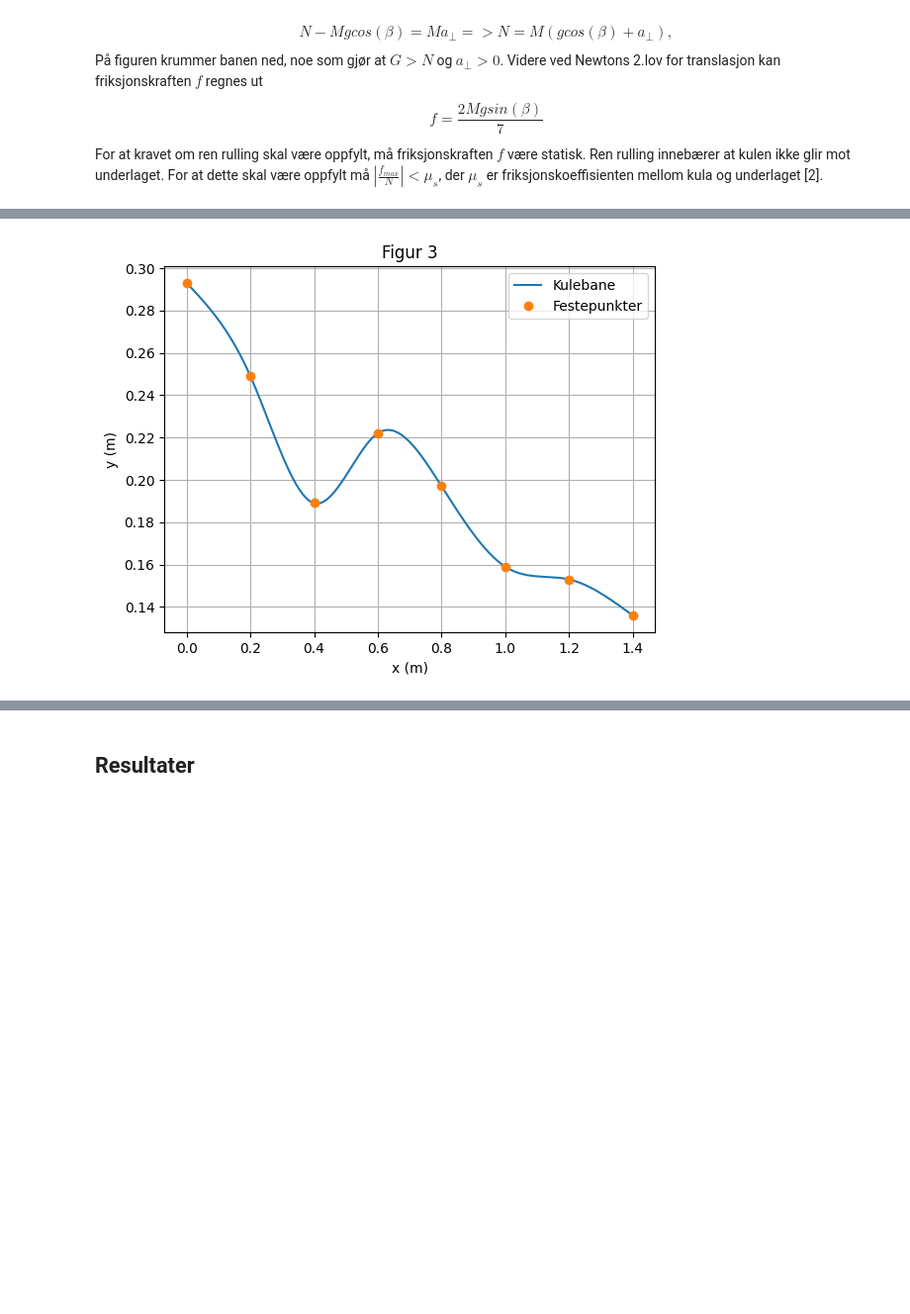
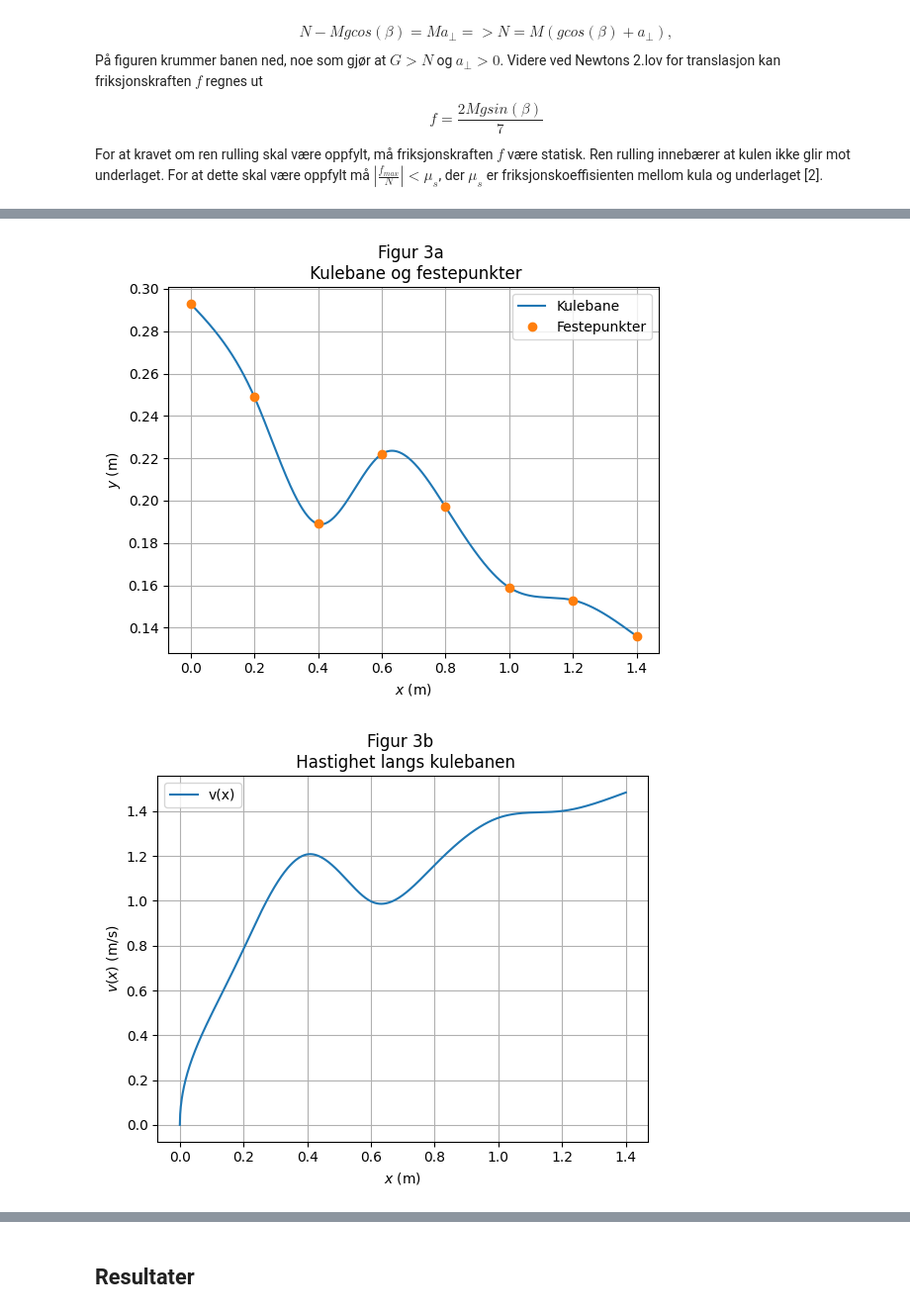
Before and after one commit to FriedSheep/TFY4115, a Jupyter notebook: Rapport/Rapport.ipynb, the cells around one changed output, grey strips where cells are left out. Shown at 99% size. Drawn from its saved outputs; the diff is of its cells as text; code cells hidden in the pictures; blank space fills up the shorter version.

```diff
--- a/Rapport/Rapport.ipynb
+++ b/Rapport/Rapport.ipynb
@@ -91,33 +91,89 @@ Hvert festepunkt ble målt med målestokk, som vist i tabell 1, og ved å bruke
 # %%
 import numpy as np
 from scipy.interpolate import CubicSpline
 import matplotlib.pyplot as plt
+
+"""*Konstanter*"""
+gravity = 9.81
+c = 2/5 # c=2/5 for en kule
 
 """*Koordinater til banens festepunkter*"""
 
 y_heights = [0.293,0.249,0.189,0.222,0.197,0.159,0.153,0.136]
 #Høydene vi valgte ut (fra figur 2)
 xfast = np.arange(0, 1.401, 0.2)
 yfast = np.asarray(y_heights)
 
 """*Banen som går gjennom fetsepunktene*"""
 
 cs = CubicSpline(xfast, yfast, bc_type = 'natural')
 Nx = 1401 #Lengden til x, brukes senere
 dx = 0.001
 x = np.arange(0, Nx /1000, dx)
 y = cs(x)
 dy = cs(x,1)
 d2y = cs(x,2)
 
+"""*Numerisk fart langs banen*"""
+def v_x():
+    # cs(x) returns y(x)
+    return np.sqrt((2*gravity*(y[0]-y)) / (1+c))
+
+def v():
+    return np.sqrt((10*gravity*(y[0]-y)) / 7)
+
+"""*Numerisk metode for tidsutvikling langs x-aksen*"""
+def numeric_method():
+    # returnerer en tabell med 1401 verdier for y(x)
+    t_n = np.zeros(Nx)
+
+    for i in range(1, Nx):
+        t_n[i] = t_n[i-1] + (2 * dx) / (v_x()[i-1] + v_x()[i])
+    return t_n
+
+"""*Krumning til kulebanen*"""
+def krumning():
+    # returnerer krumningsradiusen til banen i punktet x
+    return d2y / (1 + dy**2)**(3/2)
+
+
 """*Plotting av banen og festepunkter*"""
 plt.plot(x,y, label = "Kulebane")
 plt.plot(xfast,yfast, "o", label = "Festepunkter")
-plt.xlabel("x (m)")
-plt.ylabel("y (m)")
+plt.xlabel("$x$ (m)")
+plt.ylabel("$y$ (m)")
 plt.grid()
-plt.title("Figur 3")
+plt.title("Figur 3a \n Kulebane og festepunkter")
 plt.legend()
 plt.show()
+
+"""*Plotting av v(x)*"""
+figHastighet = plt.figure('v(x)')
+plt.title('Figur 3b \n Hastighet langs kulebanen')
+plt.plot(x, v(), label='v(x)')
+plt.xlabel('$x$ (m)')
+plt.ylabel('$v(x)$ (m/s)')
+plt.grid()
+plt.legend()
+plt.show()
+
+"""*Plotting av x(t)*"""
+plt.title('Figur 3c \n Tidsutvikling langs x-aksen')
+plt.plot(numeric_method(), x, label="x(t)")
+plt.xlabel('$t$ (s)')
+plt.ylabel('$x (t)$ (m)')
+plt.grid()
+plt.legend()
+plt.show()
+
+"""*Plotting av krumning*"""
+plt.title("Figur 3d \n Krumning av banen")
+plt.plot (x,krumning(), label="K(x)")
+plt.xlabel("$x$ (m)")
+plt.ylabel("$krumning(x) (1/m)$")
+plt.grid()
+plt.legend()
+plt.show()
 # %% [output]
-[figure, old version]
+[figure, new version]
+[figure, added]
```
Also changed, not shown: parts of 7 cells of this notebook.
